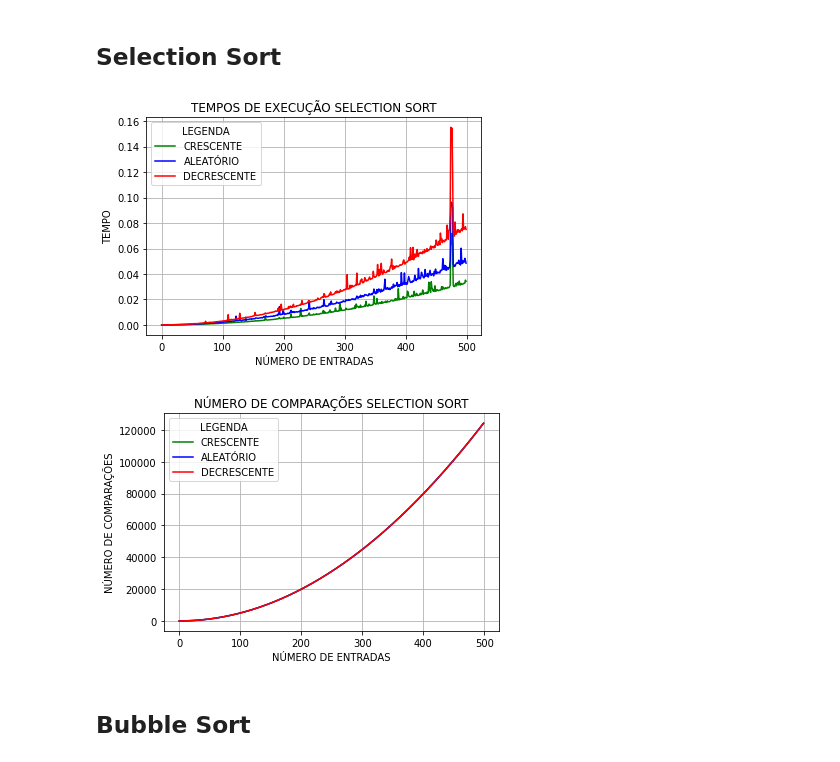
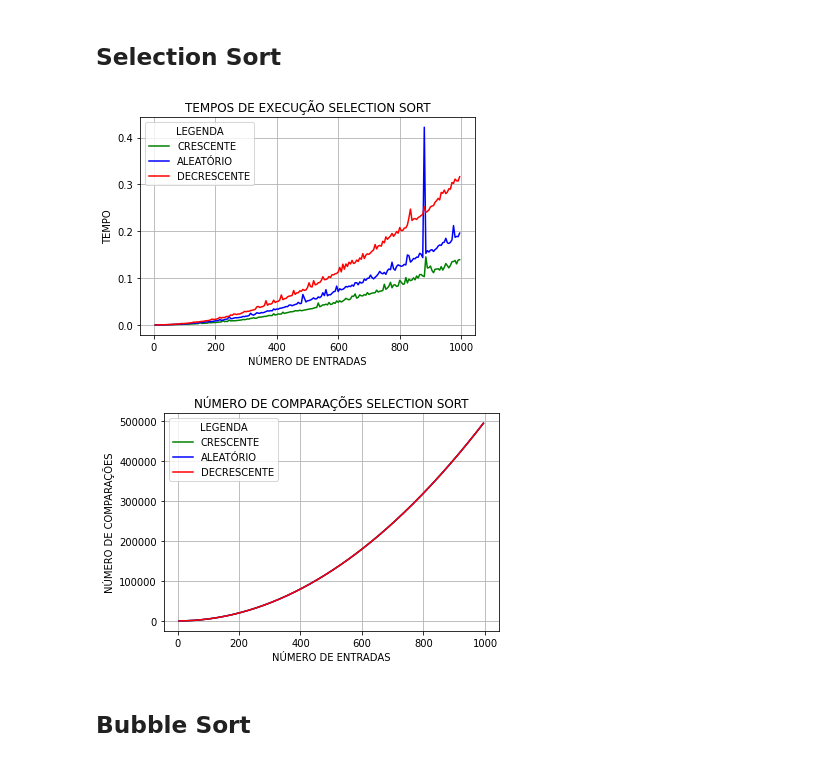
Before and after one commit to fabioVitorTavares/EFC1-GCC253---Complexidade-e-Projeto-de-Algoritmos, a Jupyter notebook: EFC1_GCC_253.ipynb, the cells around one changed output. Drawn from its saved outputs; the diff is of its cells as text; code cells hidden in the pictures.

```diff
--- a/EFC1_GCC_253.ipynb
+++ b/EFC1_GCC_253.ipynb
@@ -69,7 +69,7 @@ comparacoesArrayOrdenadoDecrescente = []
 numeroEntradas = []
 
 
-for i in range(quantidadeArray):
+for i in range(5,1000,5):
     timesArrayOrdenadoCrescente.append(insertionSort(numpy.arange(0,i,1))[0])
     timesArrayAleatorio.append(insertionSort(numpy.random.randint(0, intervalo, i))[0])
     timesArrayOrdenadoDecrescente.append(insertionSort(numpy.arange(i-1,-1,-1))[0])
@@ -151,7 +151,7 @@ comparacoesArrayOrdenadoDecrescente = []
 numeroEntradas = []
 
 
-for i in range(quantidadeArray):
+for i in range(5,1000,5):
     timesArrayOrdenadoCrescente.append(mergeSort(numpy.arange(0,i,1))[0])
     timesArrayAleatorio.append(mergeSort(numpy.random.randint(0, intervalo, i))[0])
     timesArrayOrdenadoDecrescente.append(mergeSort(numpy.arange(i-1,-1,-1))[0])
@@ -208,39 +208,39 @@ comparacoesArrayOrdenadoDecrescente = []
 numeroEntradas = []
 
 
-for i in range(quantidadeArray):
+for i in range(5,1000,5):
     timesArrayOrdenadoCrescente.append(selectionSort(numpy.arange(0,i,1))[0])
     timesArrayAleatorio.append(selectionSort(numpy.random.randint(0, intervalo, i))[0])
     timesArrayOrdenadoDecrescente.append(selectionSort(numpy.arange(i-1,-1,-1))[0])
     comparacoesArrayOrdenadoCrescente.append(selectionSort(numpy.arange(0,i,1))[1])
     comparacoesArrayAleatorio.append(selectionSort(numpy.random.randint(0, intervalo, i))[1])
     comparacoesArrayOrdenadoDecrescente.append(selectionSort(numpy.arange(i-1,-1,-1))[1])
     numeroEntradas.append(i)
 
 
 plt.title("TEMPOS DE EXECUÇÃO SELECTION SORT")
 plt.plot(numeroEntradas,timesArrayOrdenadoCrescente, color='green')
 plt.plot(numeroEntradas,timesArrayAleatorio,color='blue')
 plt.plot(numeroEntradas,timesArrayOrdenadoDecrescente, color='red')
 plt.legend(['CRESCENTE','ALEATÓRIO','DECRESCENTE'], title = "LEGENDA")
 plt.grid(True)
 plt.xlabel("NÚMERO DE ENTRADAS")
 plt.ylabel("TEMPO")
 plt.show()
 
 
 plt.title("NÚMERO DE COMPARAÇÕES SELECTION SORT")
 plt.plot(numeroEntradas,comparacoesArrayOrdenadoCrescente, color='green')
 plt.plot(numeroEntradas,comparacoesArrayAleatorio,color='blue')
 plt.plot(numeroEntradas,comparacoesArrayOrdenadoDecrescente, color='red')
 plt.legend(['CRESCENTE','ALEATÓRIO','DECRESCENTE'], title = "LEGENDA")
 plt.grid(True)
 plt.xlabel("NÚMERO DE ENTRADAS")
 plt.ylabel("NÚMERO DE COMPARAÇÕES")
 plt.show()
 # %% [output]
-[figure, old version]
+[figure, new version]
-[figure, old version]
+[figure, new version]
 # %% [markdown]
 ##  Bubble Sort
 # %%
```
Also changed, not shown: parts of 7 cells of this notebook.
